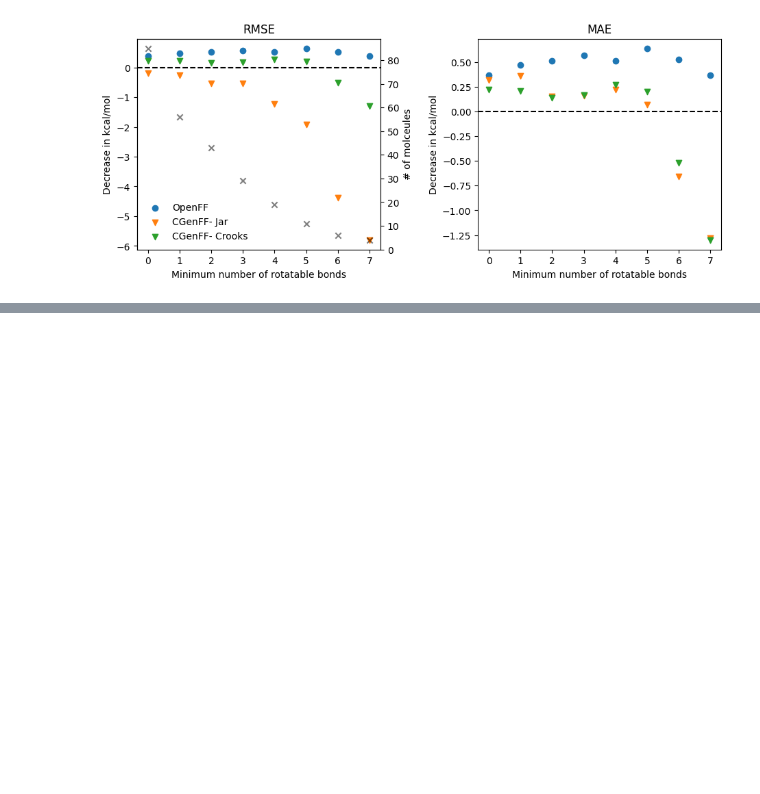
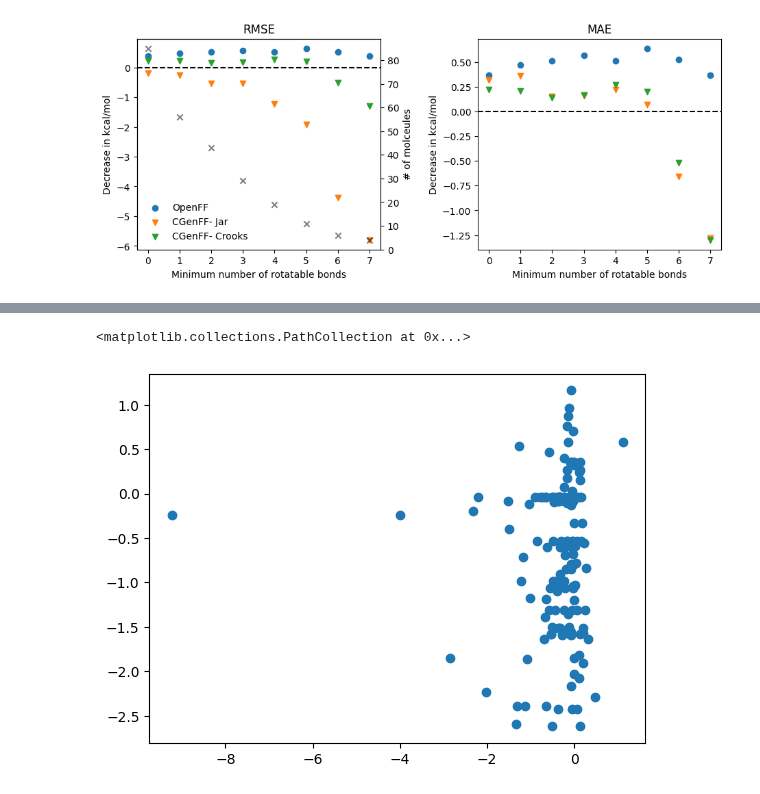
Before and after one commit to JohannesKarwou/notebooks, a Jupyter notebook: combinedDataset.ipynb, the cells around one changed output, grey strips where cells are left out. Cells and saved outputs as stored; diff of their text form; code cells hidden in the pictures; blank space fills up the shorter version.

```diff
--- a/combinedDataset.ipynb
+++ b/combinedDataset.ipynb
@@ -348,0 +360,5 @@ ax1.legend()
+# %%
+plt.scatter(data["Jar correction"],data["hallkier"])
+# %% [output]
+<matplotlib.collections.PathCollection at 0x...>
+[figure, added]
```
Also changed, not shown: parts of 5 cells of this notebook.
